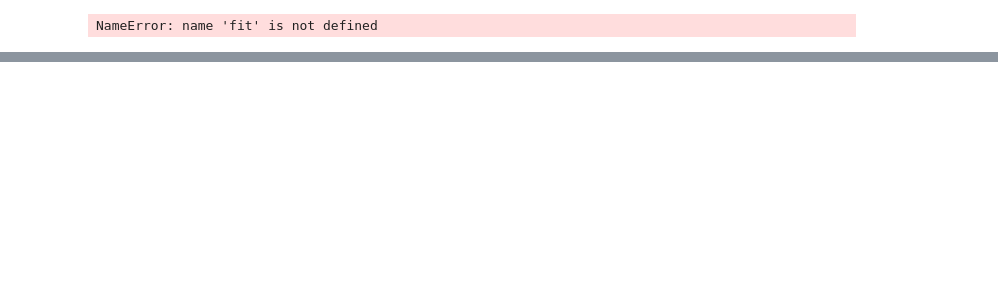
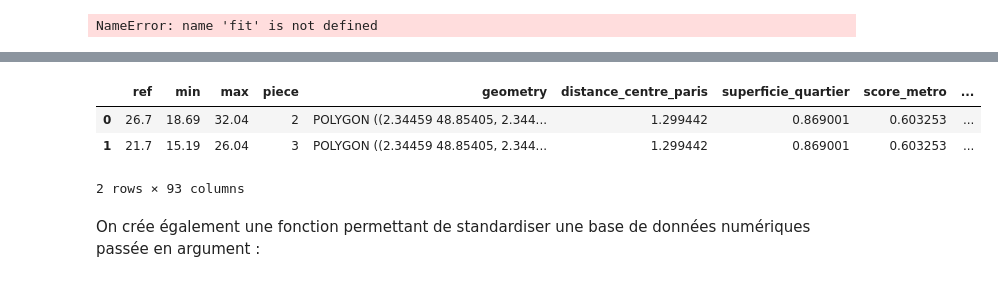
Before and after one commit to eric-vong/Projet-Python, a Jupyter notebook: Rapport.ipynb, the cells around one changed output, grey strips where cells are left out. Cells and saved outputs as stored; diff of their text form; code cells hidden in the pictures; blank space fills up the shorter version.

```diff
--- a/Rapport.ipynb
+++ b/Rapport.ipynb
@@ -396,0 +404,2 @@ NameError: name 'fit' is not defined
+# %%
+donnees_num = donnees_augmentees
@@ -396,0 +425,13 @@ NameError: name 'fit' is not defined
+# %%
+donnees_num = donnees_num.sort_values('id_quartier').reset_index()
+ohe_id_quartier = pd.DataFrame(LabelBinarizer().fit_transform(donnees_num['id_quartier']))
+
+# On renomme les colonnes sous la forme : q_[1-80]
+colonnes = {}
+for i in range(80) :
+    colonnes[i] = 'q_'+str(i+1)
+ohe_id_quartier.rename(columns=colonnes, inplace=True)
+
+# Ajout des nouvelles variables et suppression de 'nom_quartier' et 'id_quartier' :
+donnees_num = donnees_num.join(ohe_id_quartier)
+donnees_num.drop(['nom_quartier','id_quartier','index'],axis=1,inplace=True)
@@ -396,0 +459,9 @@ NameError: name 'fit' is not defined
+# %%
+donnees_num.head(2)
+# %% [output]
+|  | ref | min | max | piece | geometry | distance_centre_paris | superficie_quartier | score_metro | ... |
+| 0 | 26.7 | 18.69 | 32.04 | 2 | POLYGON ((2.34459 48.85405, 2.344... | 1.299442 | 0.869001 | 0.603253 | ... |
+| 1 | 21.7 | 15.19 | 26.04 | 3 | POLYGON ((2.34459 48.85405, 2.344... | 1.299442 | 0.869001 | 0.603253 | ... |
+2 rows × 93 columns
+# %% [markdown]
+On crée également une fonction permettant de standardiser une base de données numériques passée en argument :
```
Also changed, not shown: parts of 35 cells of this notebook.
